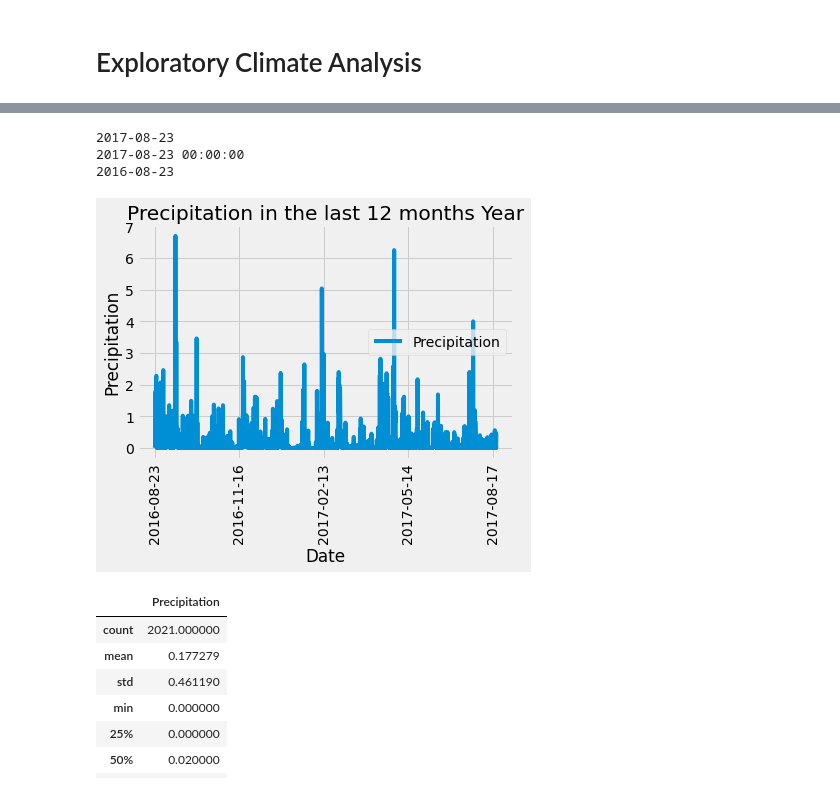
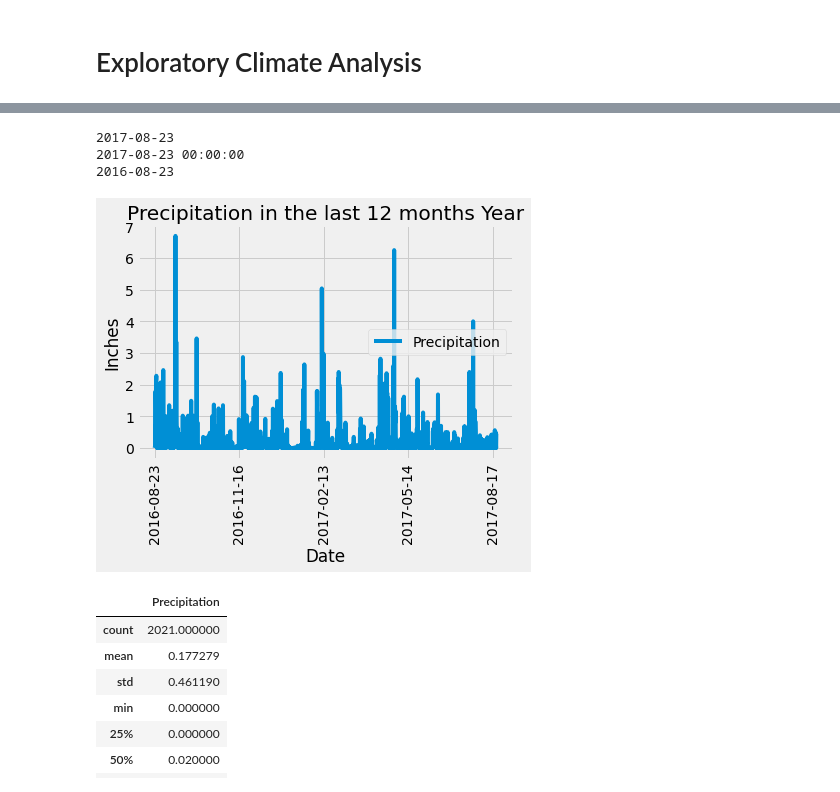
Before and after one commit to qizhengyaoyao/SQLAlchemy-challenge, a Jupyter notebook: climate_starter.ipynb, the cells around one changed output, grey strips where cells are left out. Drawn from its saved outputs; the diff is of its cells as text; code cells hidden in the pictures.

```diff
--- a/climate_starter.ipynb
+++ b/climate_starter.ipynb
@@ -68,33 +68,33 @@ elevation FLOAT
 # %%
 # Design a query to retrieve the last 12 months of precipitation data and plot the results
 latest_date_string = session.query(Measurement.date).order_by(Measurement.date.desc()).first()
 print(latest_date_string[0])
 latest_date=dt.datetime.strptime(latest_date_string[0],'%Y-%m-%d')
 print(latest_date)
 
 # Calculate the date 1 year ago from the last data point in the database
 query_date=dt.date(latest_date.year -1, latest_date.month, latest_date.day)
 print(query_date)
 
 # Perform a query to retrieve the data and precipitation scores
 results = session.query(Measurement.date,Measurement.prcp).filter(Measurement.date >= query_date).all()
 
 # Save the query results as a Pandas DataFrame and set the index to the date column
 Prcp_12months_df = pd.DataFrame(results, columns=['Date','Precipitation'])
 Prcp_12months_df.set_index('Date', inplace=True)
 Prcp_12months_df.dropna(how='any', inplace=True)
 # Sort the dataframe by date
 Prcp_12months_df.sort_values('Date', ascending=True, inplace=True)
 Prcp_12months_df.head()
 # Use Pandas Plotting with Matplotlib to plot the data
 ax = Prcp_12months_df.plot(rot=90);
 ax.set_title("Precipitation in the last 12 months Year");
-ax.set_ylabel("Precipitation");
+ax.set_ylabel("Inches");
 # %% [output]
 2017-08-23
 2017-08-23 00:00:00
 2016-08-23
-[figure, old version]
+[figure, new version]
 # %%
 # Use Pandas to calcualte the summary statistics for the precipitation data
 Prcp_12months_df.describe()
```
Also changed, not shown: parts of 2 cells of this notebook, 1 other file.
